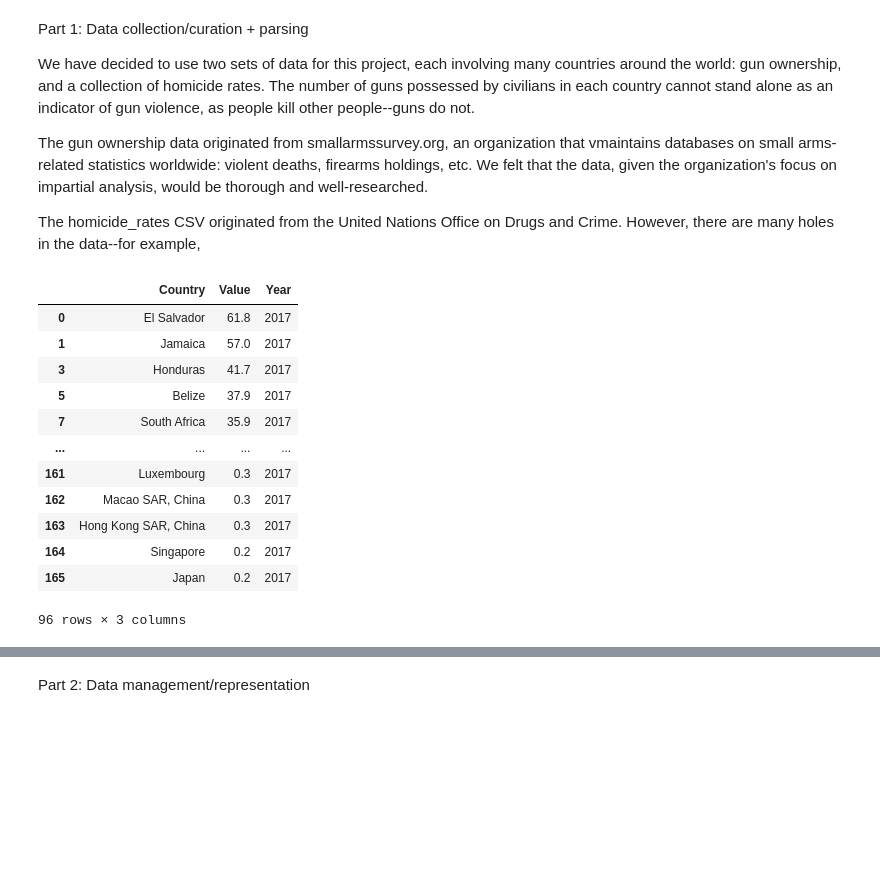
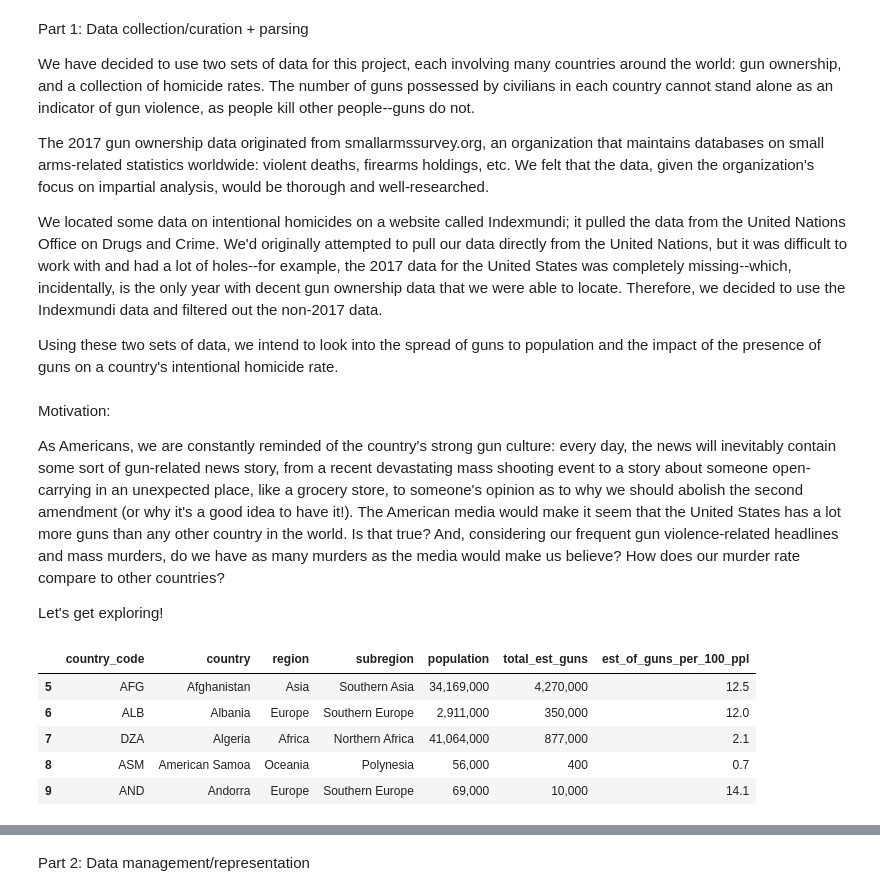
Before and after one commit to the-amazing-works-of-stephanie/gun-violence-analysis, a Jupyter notebook: fp.ipynb, the cells around one changed output, grey strips where cells are left out. Saved outputs shown, nothing was run; the diff lists cells and outputs as text; code cells hidden in the pictures; blank space fills up the shorter version.

```diff
--- a/fp.ipynb
+++ b/fp.ipynb
@@ -14,40 +14,51 @@ We have decided to use two sets of data for this project, each involving many co
 and a collection of homicide rates. The number of guns possessed by civilians in each country cannot stand alone
 as an indicator of gun violence, as people kill other people--guns do not.
 
-The gun ownership data originated from smallarmssurvey.org, an organization that vmaintains databases on small
+The 2017 gun ownership data originated from smallarmssurvey.org, an organization that maintains databases on small
 arms-related statistics worldwide: violent deaths, firearms holdings, etc. We felt that the data, given the organization's
 focus on impartial analysis, would be thorough and well-researched.
 
-The homicide_rates CSV originated from the United Nations Office on Drugs and Crime. However, there are many holes in the
-data--for example,
+We located some data on intentional homicides on a website called Indexmundi; it pulled the data from the United Nations
+Office on Drugs and Crime. We'd originally attempted to pull our data directly from the United Nations, but it was difficult
+to work with and had a lot of holes--for example, the 2017 data for the United States was completely missing--which,
+incidentally, is the only year with decent gun ownership data that we were able to locate. Therefore, we decided to use
+the Indexmundi data and filtered out the non-2017 data.
+
+Using these two sets of data, we intend to look into the spread of guns to population and the impact of the presence of
+guns on a country's intentional homicide rate.
+# %% [markdown]
+Motivation:
+
+As Americans, we are constantly reminded of the country's strong gun culture: every day, the news will inevitably contain
+some sort of gun-related news story, from a recent devastating mass shooting event to a story about someone open-carrying
+in an unexpected place, like a grocery store, to someone's opinion as to why we should abolish the second amendment (or
+why it's a good idea to have it!). The American media would make it seem that the United States has a lot more guns than
+any other country in the world. Is that true? And, considering our frequent gun violence-related headlines and mass murders,
+do we have as many murders as the media would make us believe? How does our murder rate compare to other countries?
+
+Let's get exploring!
 # %%
 # opening the homicide rate file
+#-----------SLATED FOR DELETION-----------
 homicide_rates = pd.read_csv('united_nations_homicide_rate_by_mechanisms.csv')
 
 #opening the gun ownership data
 url = "http://www.smallarmssurvey.org/fileadmin/docs/Weapons_and_Markets/Tools/Firearms_holdings/SAS-BP-Civilian-held-firearms-annexe.pdf"
 got_gun = tabula.io.read_pdf(url, output_format='dataframe', pages='all')
 
 #rename columns
 got_gun[0].columns=['country_code', 'country', 'region', 'subregion', 'population', 'total_est_guns', 'est_of_guns_per_100_ppl', 'delete1', 'comp_method', 'registered_guns', 'delete2', 'unregistered_guns']
 
 #drop some unnecessary columns & rows
 got_gun[0].drop(range(0,5), inplace=True)
 got_gun[0].drop(columns=['delete1', 'delete2', 'comp_method', 'registered_guns', 'unregistered_guns'], inplace=True)
 
-got_gun[0].head
+got_gun[0].head()
 # %% [output]
-|  | Country | Value | Year |
-| 0 | El Salvador | 61.8 | 2017 |
-| 1 | Jamaica | 57.0 | 2017 |
-| 3 | Honduras | 41.7 | 2017 |
-| 5 | Belize | 37.9 | 2017 |
-| 7 | South Africa | 35.9 | 2017 |
-| ... | ... | ... | ... |
-| 161 | Luxembourg | 0.3 | 2017 |
-| 162 | Macao SAR, China | 0.3 | 2017 |
-| 163 | Hong Kong SAR, China | 0.3 | 2017 |
-| 164 | Singapore | 0.2 | 2017 |
-| 165 | Japan | 0.2 | 2017 |
+|  | country_code | country | region | subregion | population | total_est_guns | est_of_guns_per_100_ppl |
+| 5 | AFG | Afghanistan | Asia | Southern Asia | 34,169,000 | 4,270,000 | 12.5 |
+| 6 | ALB | Albania | Europe | Southern Europe | 2,911,000 | 350,000 | 12.0 |
+| 7 | DZA | Algeria | Africa | Northern Africa | 41,064,000 | 877,000 | 2.1 |
+| 8 | ASM | American Samoa | Oceania | Polynesia | 56,000 | 400 | 0.7 |
+| 9 | AND | Andorra | Europe | Southern Europe | 69,000 | 10,000 | 14.1 |
-96 rows × 3 columns
 # %%
```
Also changed, not shown: parts of 9 cells of this notebook.
